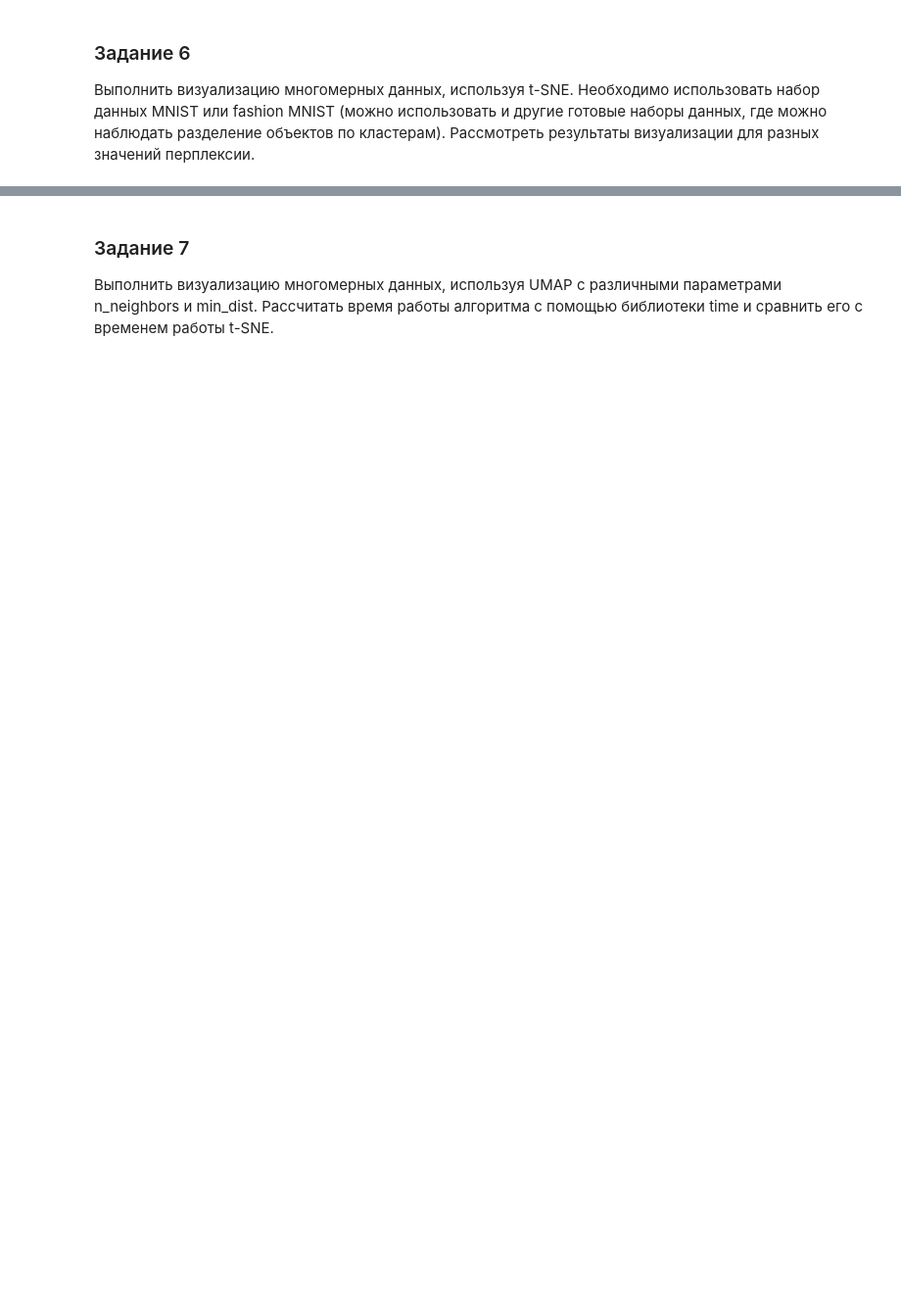
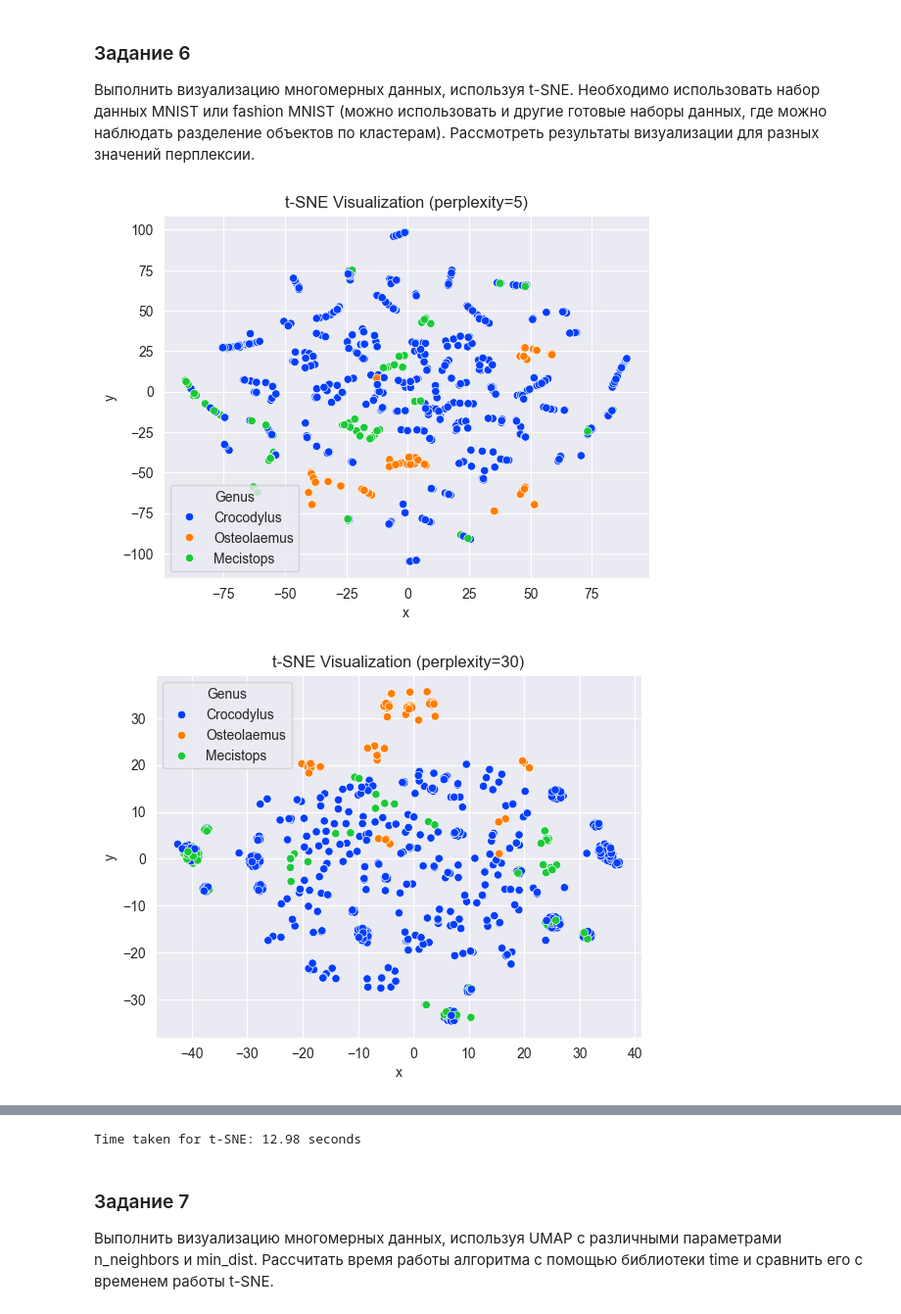
Before and after one commit to shok1i/Seventh-semester, a Jupyter notebook: BigData/PythonProject/PR2/notebook.ipynb, the cells around one changed output, grey strips where cells are left out. Shown at 98% size. Saved outputs shown, nothing was run; the diff lists cells and outputs as text; code cells hidden in the pictures; blank space fills up the shorter version.

Commit message:
BigData (ProjectFiles) PR2 Done

```diff
--- a/BigData/PythonProject/PR2/notebook.ipynb
+++ b/BigData/PythonProject/PR2/notebook.ipynb
@@ -179,3 +178,39 @@ plt.show()
 # %% [markdown]
 ### Задание 6
 Выполнить визуализацию многомерных данных, используя t-SNE. Необходимо использовать набор данных MNIST или fashion MNIST (можно использовать и другие готовые наборы данных, где можно наблюдать разделение объектов по кластерам). Рассмотреть результаты визуализации для разных значений перплексии.
+# %%
+from sklearn.manifold import TSNE
+import matplotlib.pyplot as plt
+import pandas as pd
+import seaborn as sns
+from sklearn import preprocessing
+import time
+
+data = pd.read_csv("crocodile.csv")
+
+features = ["Observed Length (m)", "Observed Weight (kg)", "Age Class", "Sex", "Habitat Type"]
+D = pd.get_dummies(data[features], drop_first=True)
+
+scaler = preprocessing.MinMaxScaler()
+D = pd.DataFrame(scaler.fit_transform(D), columns=D.columns)
+
+perplexities = [5, 30, 50]
+
+start_time_umap = time.time()
+for perp in perplexities:
+    T = TSNE(n_components=2, perplexity=perp, random_state=123)
+    TSNE_features = T.fit_transform(D)
+
+    DATA = D.copy()
+    DATA['x'] = TSNE_features[:,0]
+    DATA['y'] = TSNE_features[:,1]
+
+    plt.figure()
+    sns.scatterplot(x='x', y='y', hue=data['Genus'], data=DATA, palette='bright')
+    plt.title(f"t-SNE Visualization (perplexity={perp})")
+    plt.show()
+end_time_umap = time.time()
+print(f"Time taken for t-SNE: {end_time_umap - start_time_umap:.2f} seconds")
+# %% [output]
+[figure, added]
+[figure, added]
@@ -182,3 +218,4 @@ plt.show()
+Time taken for t-SNE: 12.98 seconds
 # %% [markdown]
 ### Задание 7
 Выполнить визуализацию многомерных данных, используя UMAP с различными параметрами n_neighbors и min_dist. Рассчитать время работы алгоритма с помощью библиотеки time и сравнить его с временем работы t-SNE.
```
Also changed, not shown: parts of 5 cells of this notebook, 1 other file.
